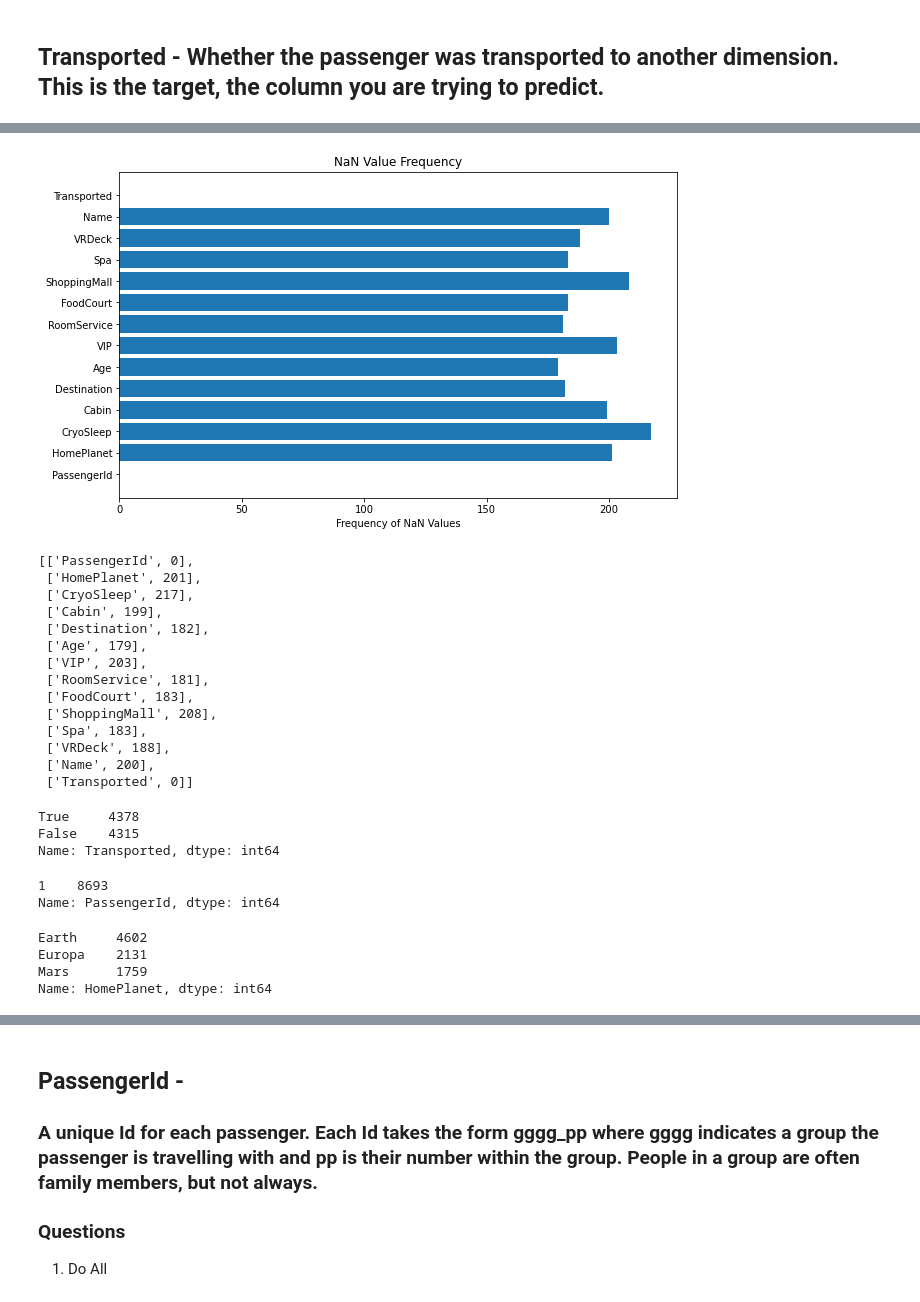
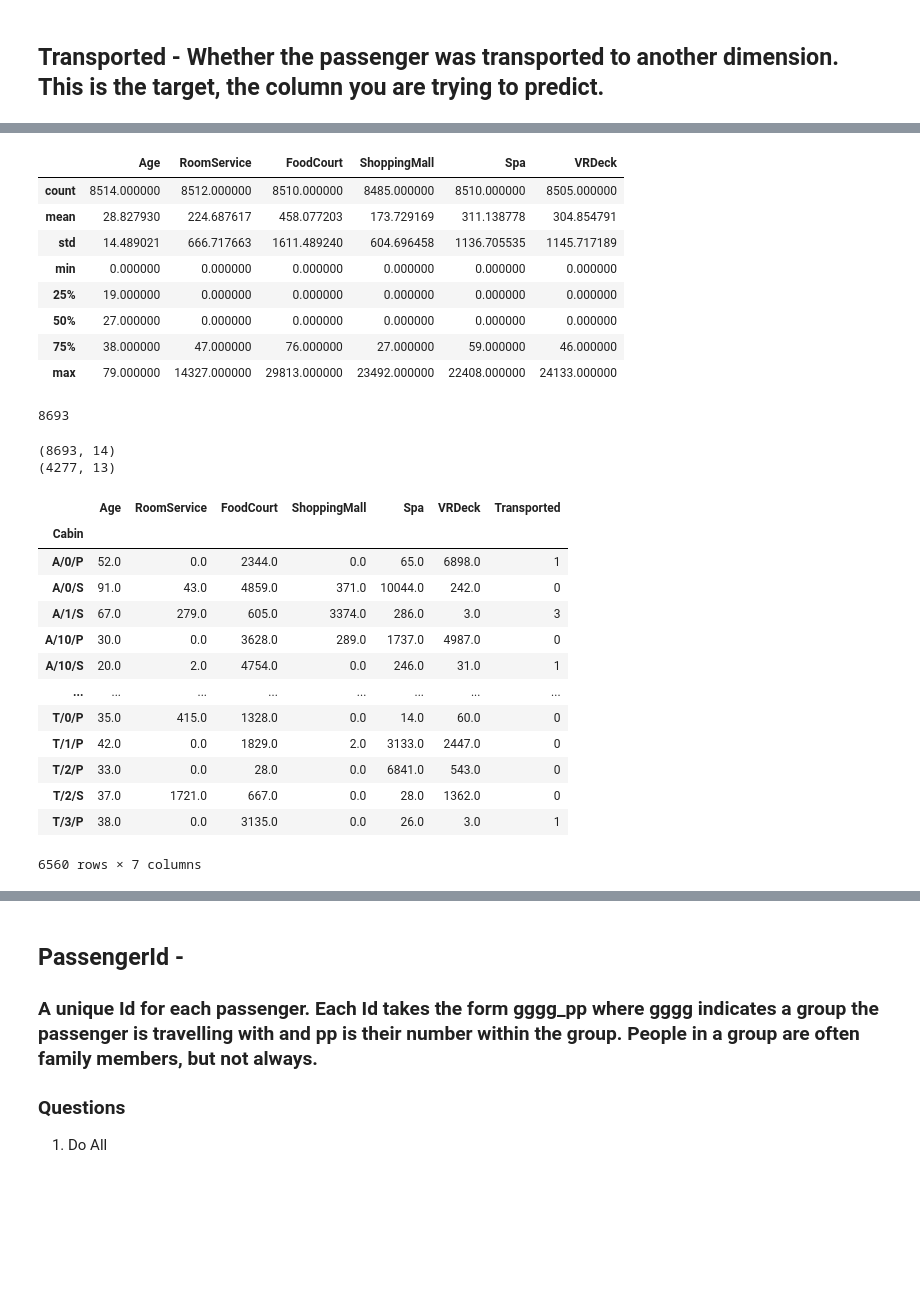
Before and after one commit to sphussey/SpaceShip-Titanic, a Jupyter notebook: spaceship_titanic_EDA.ipynb, the cells around one changed output, grey strips where cells are left out. Saved outputs shown, nothing was run; the diff lists cells and outputs as text; code cells hidden in the pictures; blank space fills up the shorter version.

```diff
--- a/spaceship_titanic_EDA.ipynb
+++ b/spaceship_titanic_EDA.ipynb
@@ -79,37 +93,40 @@ ip.datatype_frequency()
 # %%
-ip.nan_frequency()
+train.describe()
 # %% [output]
-[figure, removed]
-[['PassengerId', 0],
- ['HomePlanet', 201],
- ['CryoSleep', 217],
- ['Cabin', 199],
- ['Destination', 182],
- ['Age', 179],
- ['VIP', 203],
- ['RoomService', 181],
- ['FoodCourt', 183],
- ['ShoppingMall', 208],
- ['Spa', 183],
- ['VRDeck', 188],
- ['Name', 200],
- ['Transported', 0]]
+|  | Age | RoomService | FoodCourt | ShoppingMall | Spa | VRDeck |
+| count | 8514.000000 | 8512.000000 | 8510.000000 | 8485.000000 | 8510.000000 | 8505.000000 |
+| mean | 28.827930 | 224.687617 | 458.077203 | 173.729169 | 311.138778 | 304.854791 |
+| std | 14.489021 | 666.717663 | 1611.489240 | 604.696458 | 1136.705535 | 1145.717189 |
+| min | 0.000000 | 0.000000 | 0.000000 | 0.000000 | 0.000000 | 0.000000 |
+| 25% | 19.000000 | 0.000000 | 0.000000 | 0.000000 | 0.000000 | 0.000000 |
+| 50% | 27.000000 | 0.000000 | 0.000000 | 0.000000 | 0.000000 | 0.000000 |
+| 75% | 38.000000 | 47.000000 | 76.000000 | 27.000000 | 59.000000 | 46.000000 |
+| max | 79.000000 | 14327.000000 | 29813.000000 | 23492.000000 | 22408.000000 | 24133.000000 |
 # %%
-raw_data["Transported"].value_counts()
+len(train)
 # %% [output]
-True     4378
-False    4315
-Name: Transported, dtype: int64
+8693
 # %%
-raw_data["PassengerId"].value_counts().value_counts()
+print(train.shape)
+print(test.shape)
 # %% [output]
-1    8693
-Name: PassengerId, dtype: int64
+(8693, 14)
+(4277, 13)
 # %%
-raw_data["HomePlanet"].value_counts()
+train.groupby(by=["Cabin"]).sum()
 # %% [output]
+|  | Age | RoomService | FoodCourt | ShoppingMall | Spa | VRDeck | Transported |
+| Cabin |  |  |  |  |  |  |  |
+| A/0/P | 52.0 | 0.0 | 2344.0 | 0.0 | 65.0 | 6898.0 | 1 |
+| A/0/S | 91.0 | 43.0 | 4859.0 | 371.0 | 10044.0 | 242.0 | 0 |
+| A/1/S | 67.0 | 279.0 | 605.0 | 3374.0 | 286.0 | 3.0 | 3 |
+| A/10/P | 30.0 | 0.0 | 3628.0 | 289.0 | 1737.0 | 4987.0 | 0 |
+| A/10/S | 20.0 | 2.0 | 4754.0 | 0.0 | 246.0 | 31.0 | 1 |
+| ... | ... | ... | ... | ... | ... | ... | ... |
+| T/0/P | 35.0 | 415.0 | 1328.0 | 0.0 | 14.0 | 60.0 | 0 |
+| T/1/P | 42.0 | 0.0 | 1829.0 | 2.0 | 3133.0 | 2447.0 | 0 |
+| T/2/P | 33.0 | 0.0 | 28.0 | 0.0 | 6841.0 | 543.0 | 0 |
+| T/2/S | 37.0 | 1721.0 | 667.0 | 0.0 | 28.0 | 1362.0 | 0 |
+| T/3/P | 38.0 | 0.0 | 3135.0 | 0.0 | 26.0 | 3.0 | 1 |
-Earth     4602
-Europa    2131
-Mars      1759
-Name: HomePlanet, dtype: int64
+6560 rows × 7 columns
 # %%
```
Also changed, not shown: parts of 12 cells of this notebook.
